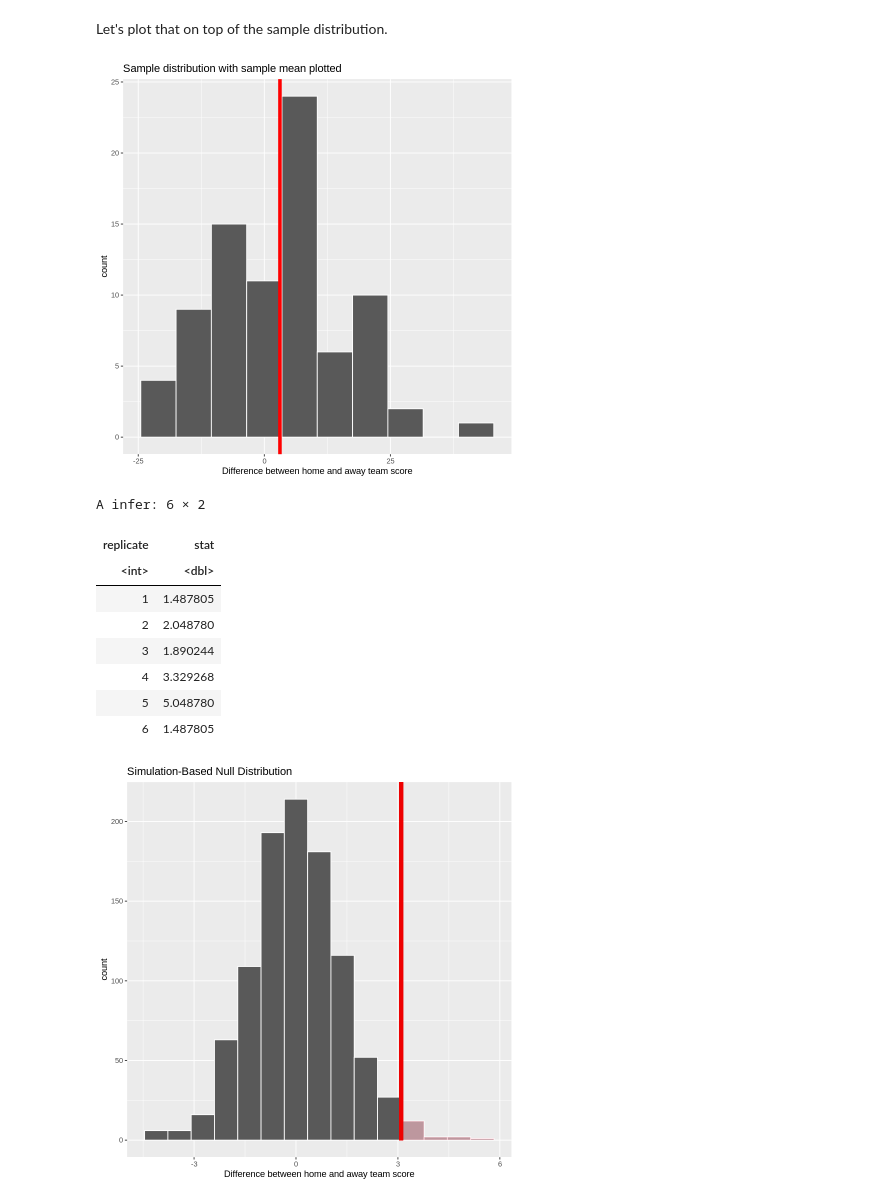
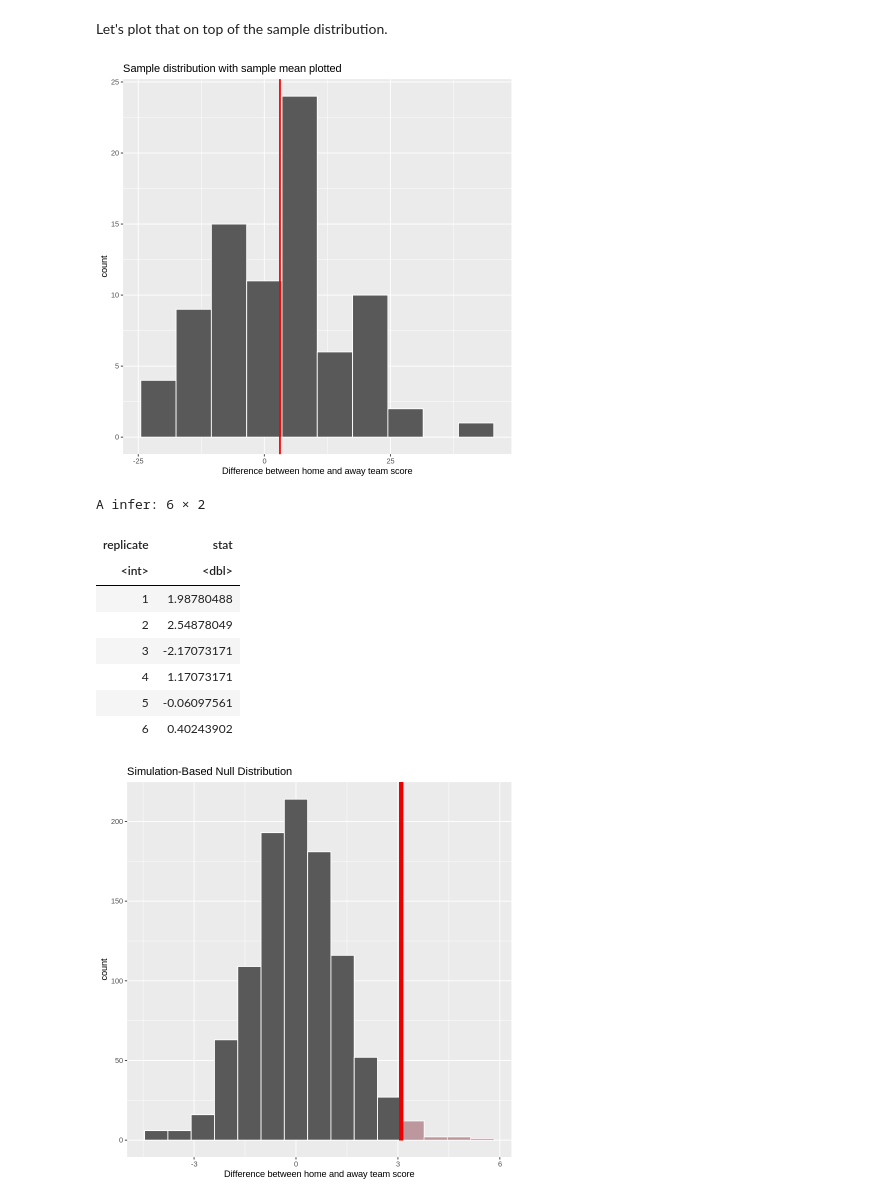
Before and after one commit to leowang801/home-court-advantage, a Jupyter notebook: group_47_project.ipynb, the cells around one changed output. Drawn from its saved outputs; the diff is of its cells as text; code cells hidden in the pictures.

```diff
--- a/group_47_project.ipynb
+++ b/group_47_project.ipynb
@@ -117,15 +120,15 @@ Let's plot that on top of the sample distribution.
 # %%
 # Plot the sample with mean projected
 sample_dist_with_mean <- sample %>%
     ggplot(aes(x = home_margin)) +
     geom_histogram(binwidth = 7, color = "white") +
     xlab("Difference between home and away team score") +
     ggtitle("Sample distribution with sample mean plotted") +
-    geom_vline(xintercept = sample_mean, colour="red", linewidth = 2)
+    geom_vline(xintercept = sample_mean, colour="red", size = 1)
 
 sample_dist_with_mean
 # %% [output]
-[figure, old version]
+[figure, new version]
 # %%
 set.seed(1)
 # Create a boostrap null distribution with 1000 reps [[NOTE: change this number?]]
@@ -135,17 +138,17 @@ null_dist <- sample %>%
     generate(type = "bootstrap", reps = 1000) %>%
     calculate(stat = "mean")
 
-head(bootstrap_dist)
+head(null_dist)
 # %% [output]
 A infer: 6 × 2
 | replicate | stat |
 | <int> | <dbl> |
-| 1 | 1.487805 |
-| 2 | 2.048780 |
-| 3 | 1.890244 |
-| 4 | 3.329268 |
-| 5 | 5.048780 |
-| 6 | 1.487805 |
+| 1 | 1.98780488 |
+| 2 | 2.54878049 |
+| 3 | -2.17073171 |
+| 4 | 1.17073171 |
+| 5 | -0.06097561 |
+| 6 | 0.40243902 |
 # %%
 # Visualize null model with p value plotted
 null_dist_plot <- null_dist %>%
```
Also changed, not shown: parts of 6 cells of this notebook.
